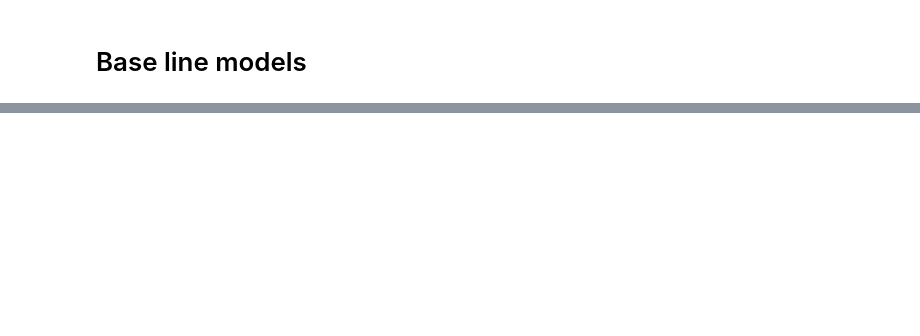
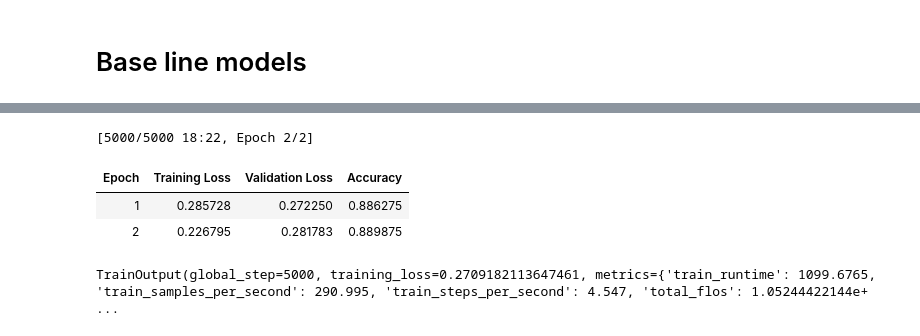
Before and after one commit to kapilpandey09/NLP, a Jupyter notebook: sentiment_analysis.ipynb, the cells around one changed output, grey strips where cells are left out. Saved outputs shown, nothing was run; the diff lists cells and outputs as text; code cells hidden in the pictures; blank space fills up the shorter version.

```diff
--- a/sentiment_analysis.ipynb
+++ b/sentiment_analysis.ipynb
@@ -1564,0 +1203,47 @@ weighted avg       0.74      0.74      0.74    316294
+# %%
+from transformers import TrainingArguments
+from transformers import Trainer
+
+training_args = TrainingArguments(
+
+    output_dir="./results",
+
+    eval_strategy="epoch",
+
+    save_strategy="epoch",
+
+    learning_rate=2e-5,
+
+    per_device_train_batch_size=64,
+
+    per_device_eval_batch_size=64,
+
+    num_train_epochs=2,
+
+    weight_decay=0.01,
+
+    load_best_model_at_end=True,
+
+    fp16=True
+)
+# %%
+trainer = Trainer(
+
+    model=model,
+
+    args=training_args,
+
+    train_dataset=train_dataset,
+
+    eval_dataset=test_dataset,
+
+    compute_metrics=compute_metrics
+)
+# %%
+trainer.train()
+# %% [output]
+[5000/5000 18:22, Epoch 2/2]
+| Epoch | Training Loss | Validation Loss | Accuracy |
+| 1 | 0.285728 | 0.272250 | 0.886275 |
+| 2 | 0.226795 | 0.281783 | 0.889875 |
+TrainOutput(global_step=5000, training_loss=0.2709182113647461, metrics={'train_runtime': 1099.6765, 'train_samples_per_second': 290.995, 'train_steps_per_second': 4.547, 'total_flos': 1.05244422144e+ ...
```
Also changed, not shown: parts of 83 cells of this notebook.
